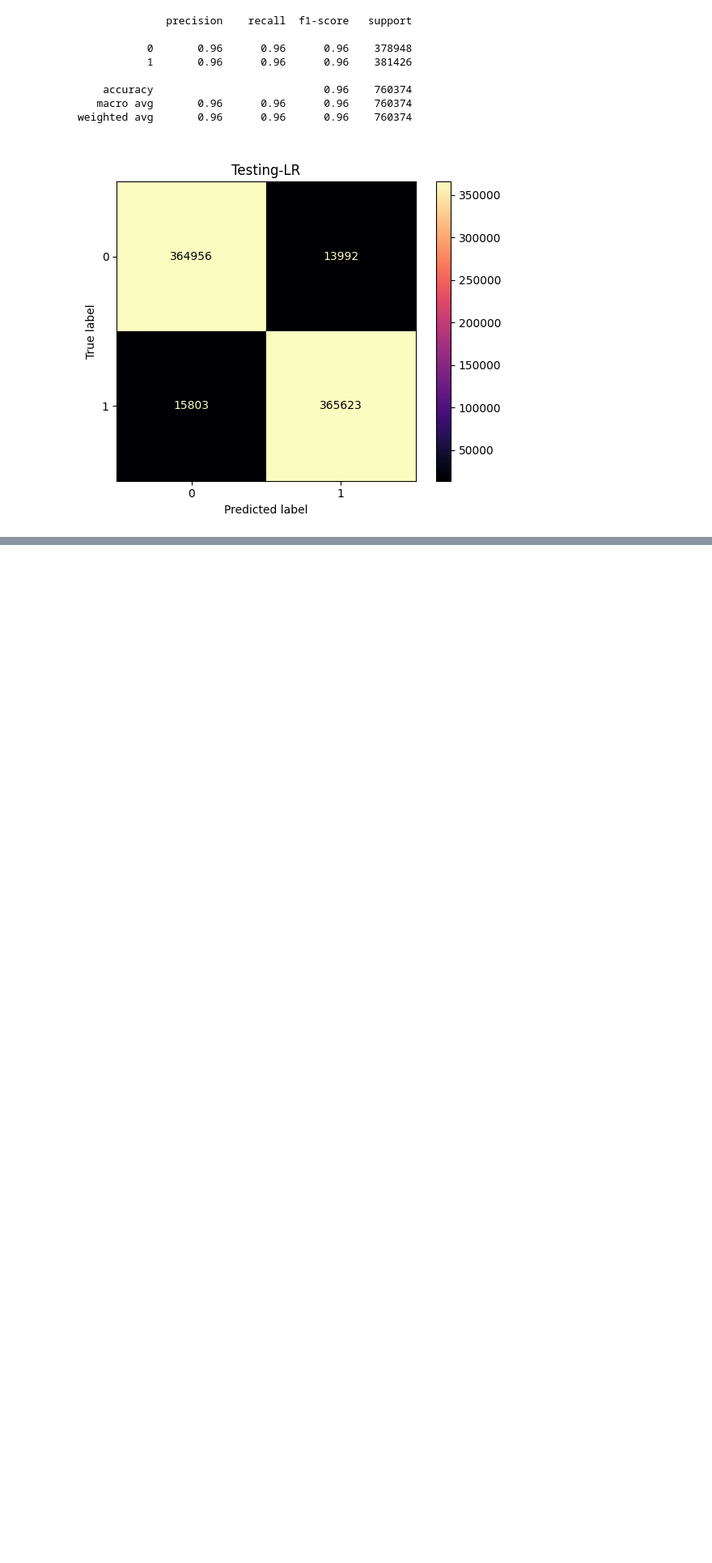
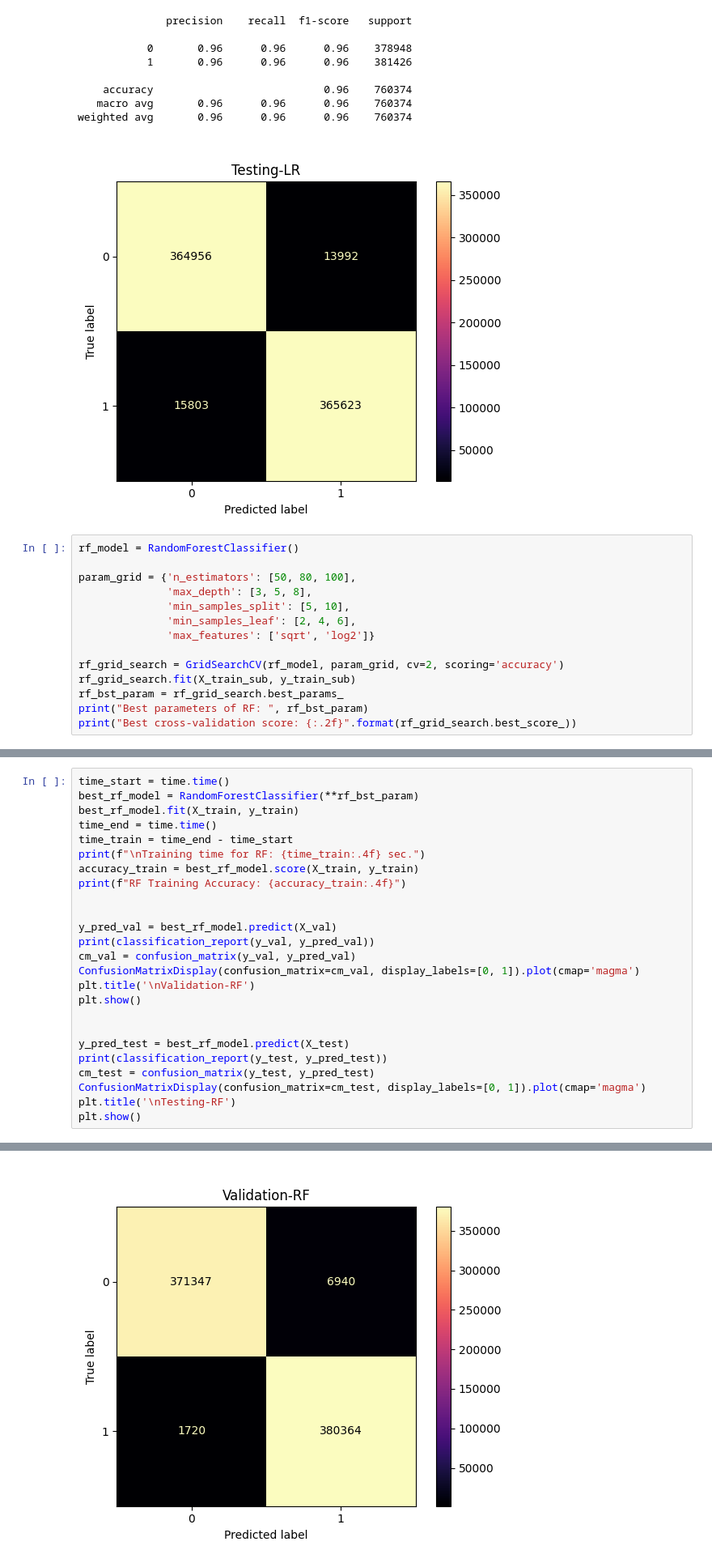
Before and after one commit to shashank02468/Performance-analysis-of-SMOTE-and-SMOTE-ENN-for-online-fraud-prediction, a Jupyter notebook: Fraud_Detection_final_code.ipynb, the cells around one changed output, grey strips where cells are left out. Shown: that part at 81% size. Drawn from its saved outputs; the diff is of its cells as text; blank space fills up the shorter version.

```diff
--- a/Fraud_Detection_final_code.ipynb
+++ b/Fraud_Detection_final_code.ipynb
@@ -747,3 +747,17 @@ weighted avg       0.96      0.96      0.96    760373
    macro avg       0.96      0.96      0.96    760374
 weighted avg       0.96      0.96      0.96    760374
 [figure]
+# %%
+rf_model = RandomForestClassifier()
+
+param_grid = {'n_estimators': [50, 80, 100],
+              'max_depth': [3, 5, 8],
+              'min_samples_split': [5, 10],
+              'min_samples_leaf': [2, 4, 6],
+              'max_features': ['sqrt', 'log2']}
+
+rf_grid_search = GridSearchCV(rf_model, param_grid, cv=2, scoring='accuracy')
+rf_grid_search.fit(X_train_sub, y_train_sub)
+rf_bst_param = rf_grid_search.best_params_
+print("Best parameters of RF: ", rf_bst_param)
+print("Best cross-validation score: {:.2f}".format(rf_grid_search.best_score_))
@@ -749,0 +767,26 @@ weighted avg       0.96      0.96      0.96    760374
+# %%
+time_start = time.time()
+best_rf_model = RandomForestClassifier(**rf_bst_param)
+best_rf_model.fit(X_train, y_train)
+time_end = time.time()
+time_train = time_end - time_start
+print(f"\nTraining time for RF: {time_train:.4f} sec.")
+accuracy_train = best_rf_model.score(X_train, y_train)
+print(f"RF Training Accuracy: {accuracy_train:.4f}")
+
+
+y_pred_val = best_rf_model.predict(X_val)
+print(classification_report(y_val, y_pred_val))
+cm_val = confusion_matrix(y_val, y_pred_val)
+ConfusionMatrixDisplay(confusion_matrix=cm_val, display_labels=[0, 1]).plot(cmap='magma')
+plt.title('\nValidation-RF')
+plt.show()
+
+
+y_pred_test = best_rf_model.predict(X_test)
+print(classification_report(y_test, y_pred_test))
+cm_test = confusion_matrix(y_test, y_pred_test)
+ConfusionMatrixDisplay(confusion_matrix=cm_test, display_labels=[0, 1]).plot(cmap='magma')
+plt.title('\nTesting-RF')
+plt.show()
+# %% [output]
@@ -749,0 +803 @@ weighted avg       0.96      0.96      0.96    760374
+[figure, added]
```
Also changed, not shown: parts of 4 cells of this notebook.
